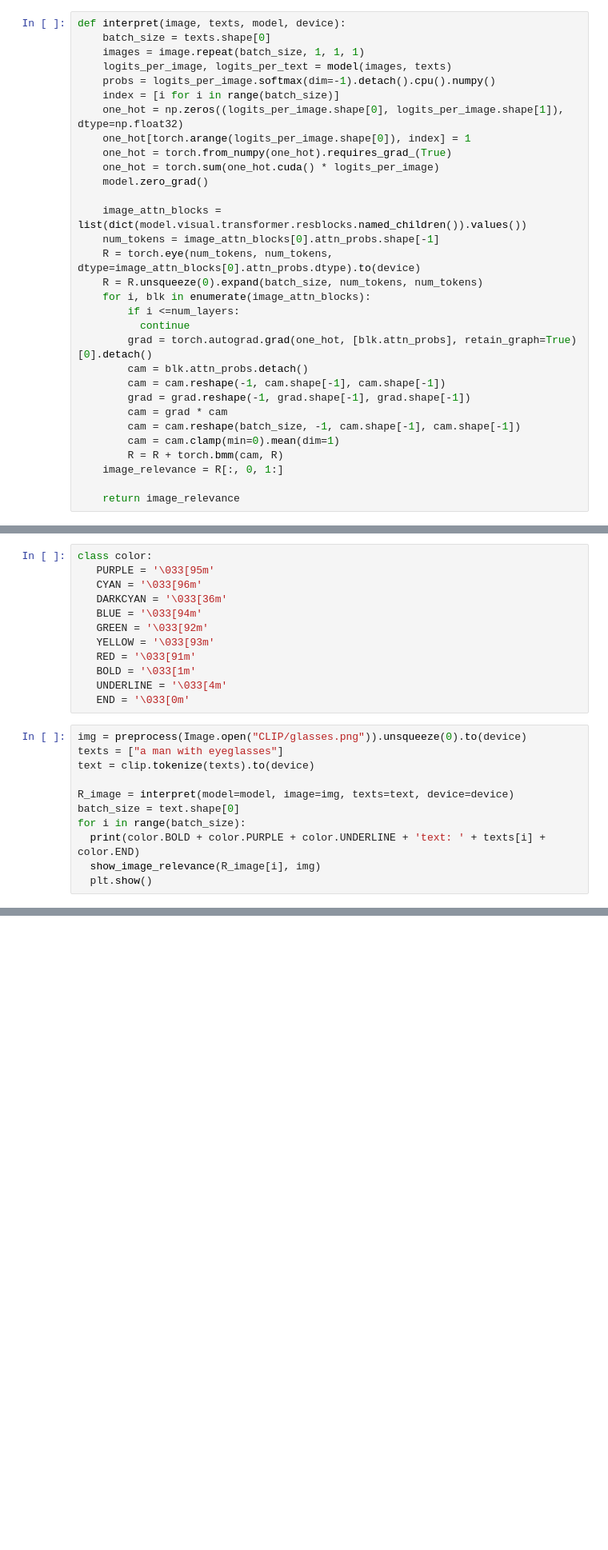
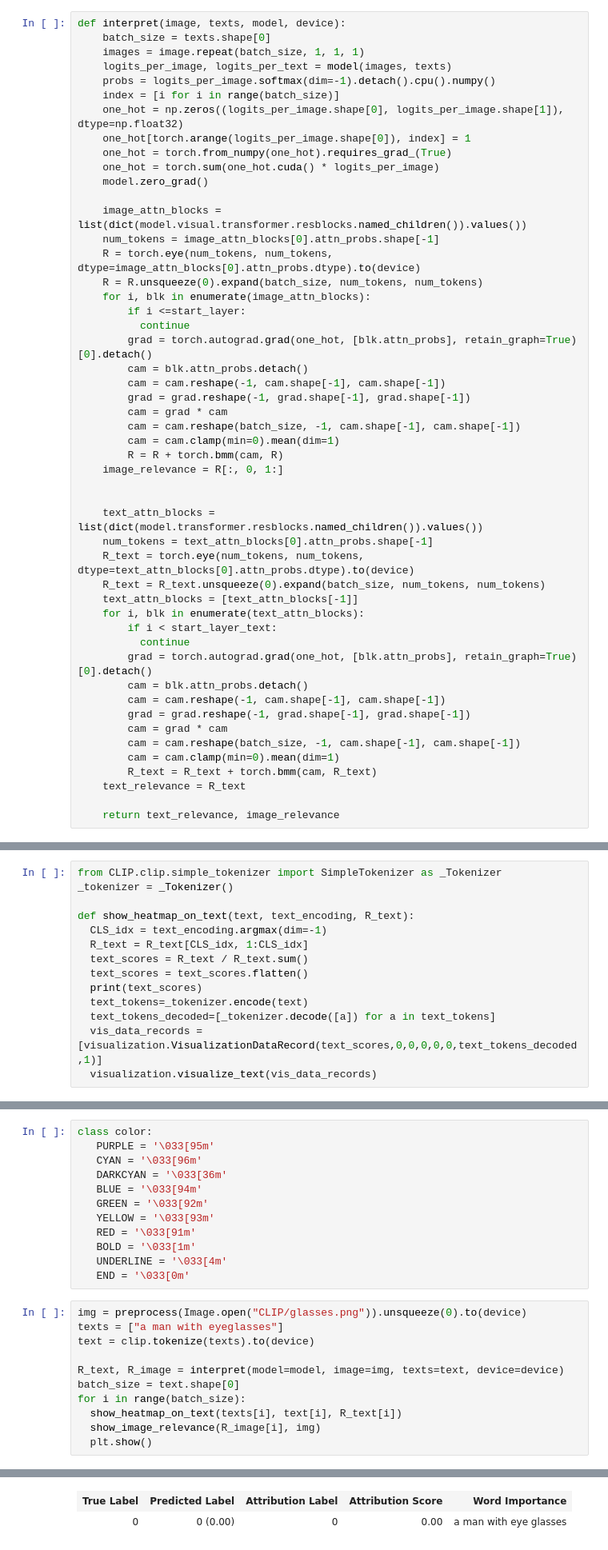
Before and after one commit to hila-chefer/Transformer-MM-Explainability, a Jupyter notebook: CLIP_explainability.ipynb, the cells around one changed output, grey strips where cells are left out. Shown at 80% size. Saved outputs shown, nothing was run; the diff lists cells and outputs as text; blank space fills up the shorter version.

```diff
--- a/CLIP_explainability.ipynb
+++ b/CLIP_explainability.ipynb
@@ -57,7 +61,7 @@ def interpret(image, texts, model, device):
     R = torch.eye(num_tokens, num_tokens, dtype=image_attn_blocks[0].attn_probs.dtype).to(device)
     R = R.unsqueeze(0).expand(batch_size, num_tokens, num_tokens)
     for i, blk in enumerate(image_attn_blocks):
-        if i <=num_layers:
+        if i <=start_layer:
           continue
         grad = torch.autograd.grad(one_hot, [blk.attn_probs], retain_graph=True)[0].detach()
         cam = blk.attn_probs.detach()
@@ -69,7 +73,26 @@ def interpret(image, texts, model, device):
         R = R + torch.bmm(cam, R)
     image_relevance = R[:, 0, 1:]
 
-    return image_relevance
+
+    text_attn_blocks = list(dict(model.transformer.resblocks.named_children()).values())
+    num_tokens = text_attn_blocks[0].attn_probs.shape[-1]
+    R_text = torch.eye(num_tokens, num_tokens, dtype=text_attn_blocks[0].attn_probs.dtype).to(device)
+    R_text = R_text.unsqueeze(0).expand(batch_size, num_tokens, num_tokens)
+    text_attn_blocks = [text_attn_blocks[-1]]
+    for i, blk in enumerate(text_attn_blocks):
+        if i < start_layer_text:
+          continue
+        grad = torch.autograd.grad(one_hot, [blk.attn_probs], retain_graph=True)[0].detach()
+        cam = blk.attn_probs.detach()
+        cam = cam.reshape(-1, cam.shape[-1], cam.shape[-1])
+        grad = grad.reshape(-1, grad.shape[-1], grad.shape[-1])
+        cam = grad * cam
+        cam = cam.reshape(batch_size, -1, cam.shape[-1], cam.shape[-1])
+        cam = cam.clamp(min=0).mean(dim=1)
+        R_text = R_text + torch.bmm(cam, R_text)
+    text_relevance = R_text
+
+    return text_relevance, image_relevance
 # %%
 def show_image_relevance(image_relevance, image):
     # create heatmap from mask on image
@@ -90,6 +113,20 @@ def show_image_relevance(image_relevance, image):
     vis = np.uint8(255 * vis)
     vis = cv2.cvtColor(np.array(vis), cv2.COLOR_RGB2BGR)
     plt.imshow(vis)
+# %%
+from CLIP.clip.simple_tokenizer import SimpleTokenizer as _Tokenizer
+_tokenizer = _Tokenizer()
+
+def show_heatmap_on_text(text, text_encoding, R_text):
+  CLS_idx = text_encoding.argmax(dim=-1)
+  R_text = R_text[CLS_idx, 1:CLS_idx]
+  text_scores = R_text / R_text.sum()
+  text_scores = text_scores.flatten()
+  print(text_scores)
+  text_tokens=_tokenizer.encode(text)
+  text_tokens_decoded=[_tokenizer.decode([a]) for a in text_tokens]
+  vis_data_records = [visualization.VisualizationDataRecord(text_scores,0,0,0,0,0,text_tokens_decoded,1)]
+  visualization.visualize_text(vis_data_records)
 # %%
 clip.clip._MODELS = {
     "ViT-B/32": "https://openaipublic.azureedge.net/clip/models/40d365715913c9da98579312b702a82c18be219cc2a73407c4526f58eba950af/ViT-B-32.pt",
@@ -115,10 +152,10 @@ img = preprocess(Image.open("CLIP/glasses.png")).unsqueeze(0).to(device)
 texts = ["a man with eyeglasses"]
 text = clip.tokenize(texts).to(device)
 
-R_image = interpret(model=model, image=img, texts=text, device=device)
+R_text, R_image = interpret(model=model, image=img, texts=text, device=device)
 batch_size = text.shape[0]
 for i in range(batch_size):
-  print(color.BOLD + color.PURPLE + color.UNDERLINE + 'text: ' + texts[i] + color.END)
+  show_heatmap_on_text(texts[i], text[i], R_text[i])
   show_image_relevance(R_image[i], img)
   plt.show()
 # %% [output]
@@ -126,3 +165,5 @@ text: a man with eyeglasses
+| True Label | Predicted Label | Attribution Label | Attribution Score | Word Importance |
+| 0 | 0 (0.00) | 0 | 0.00 | a man with eye glasses |
 [figure]
 # %%
 img = preprocess(Image.open("CLIP/lipstick.png")).unsqueeze(0).to(device)
```
Also changed, not shown: parts of 14 cells of this notebook.
